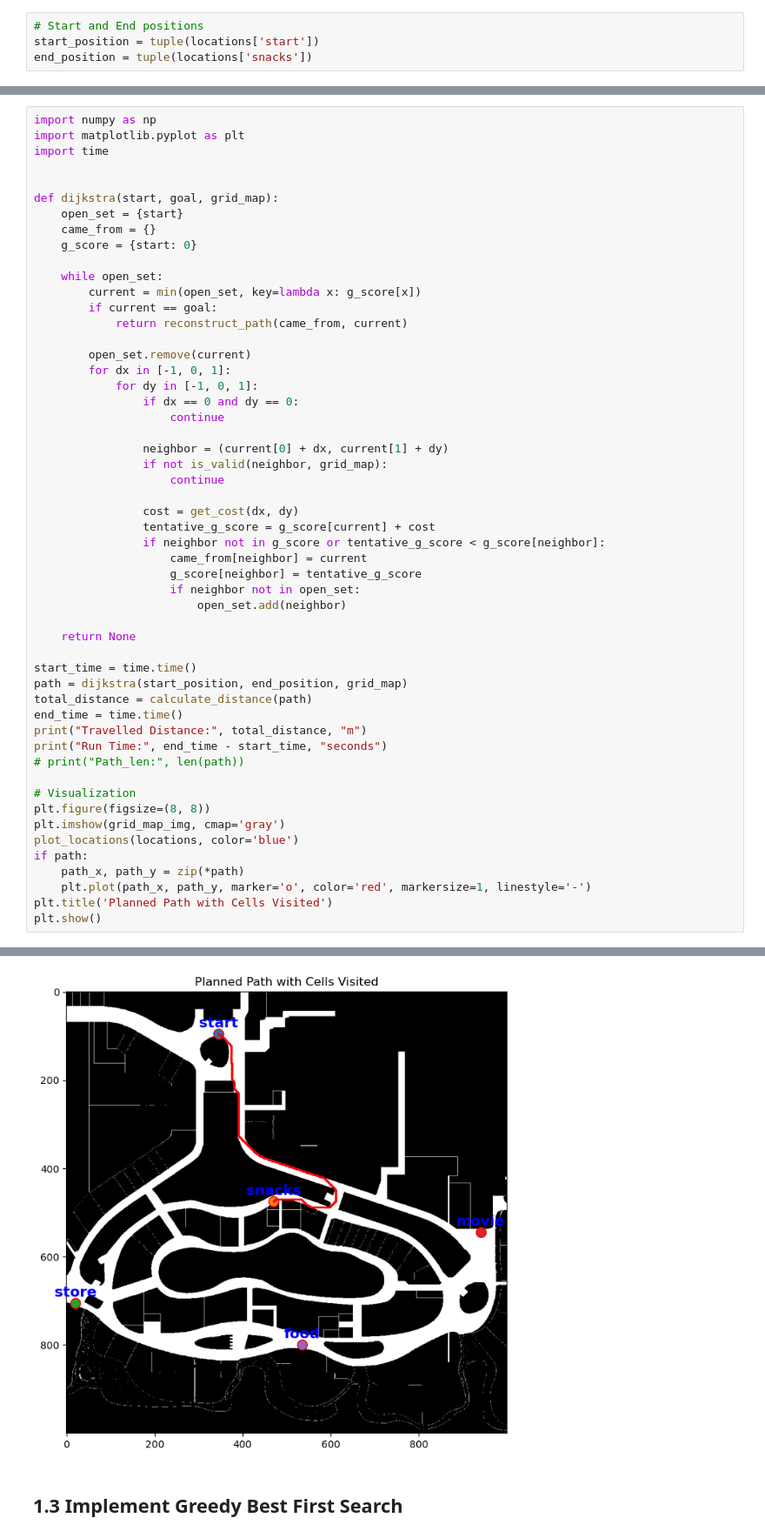
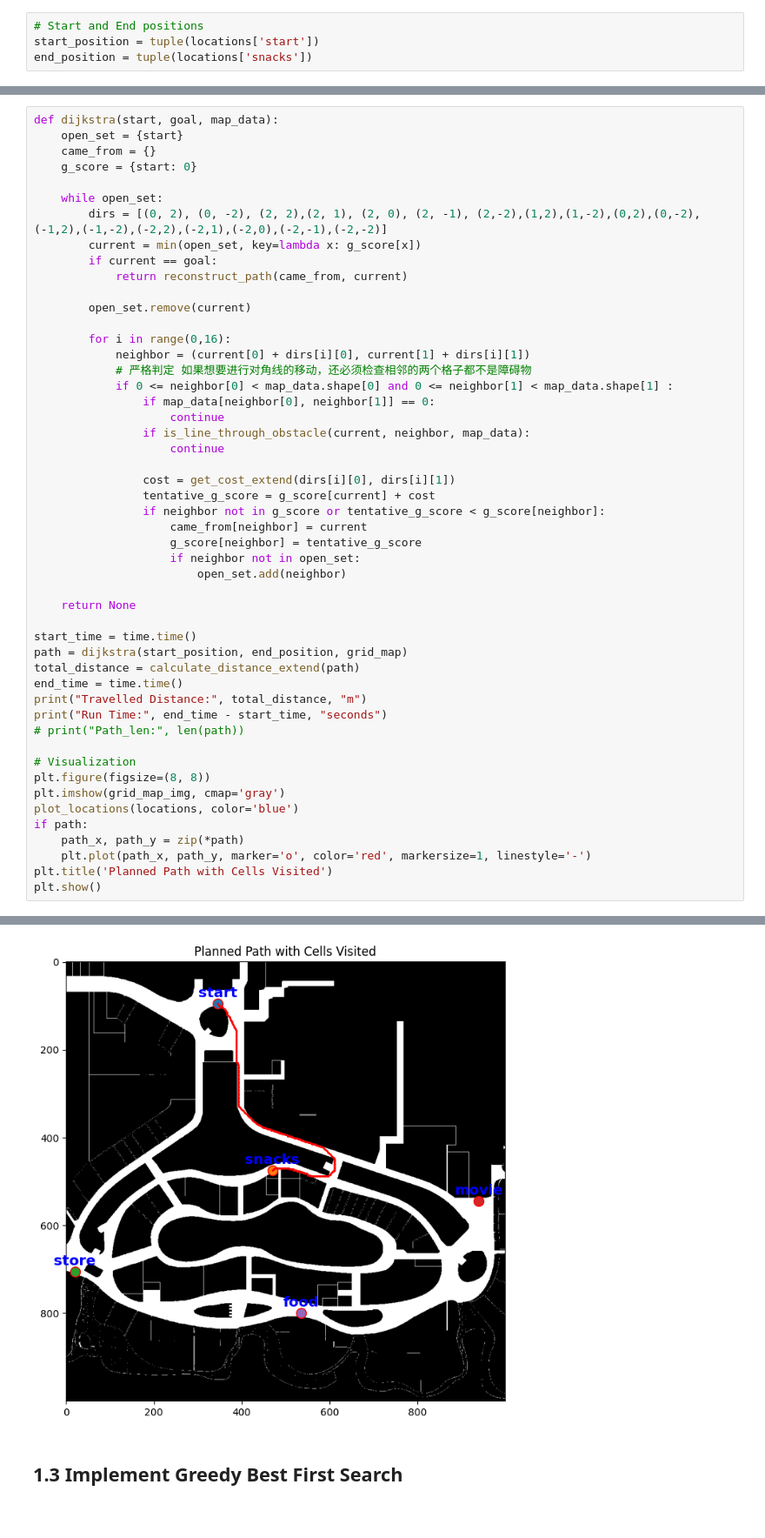
Before and after one commit to huangyqs123/ME5413_HW3, a Jupyter notebook: HW3_Task1&2/homework3.ipynb, the cells around one changed output, grey strips where cells are left out. Shown at 87% size. Saved outputs shown, nothing was run; the diff lists cells and outputs as text.

```diff
--- a/HW3_Task1&2/homework3.ipynb
+++ b/HW3_Task1&2/homework3.ipynb
@@ -154,30 +282,27 @@ Run Time: 2.4004011154174805 seconds
 # %%
-import numpy as np
-import matplotlib.pyplot as plt
-import time
-
-
-def dijkstra(start, goal, grid_map):
+def dijkstra(start, goal, map_data):
     open_set = {start}
     came_from = {}
     g_score = {start: 0}
 
     while open_set:
+        dirs = [(0, 2), (0, -2), (2, 2),(2, 1), (2, 0), (2, -1), (2,-2),(1,2),(1,-2),(0,2),(0,-2),(-1,2),(-1,-2),(-2,2),(-2,1),(-2,0),(-2,-1),(-2,-2)]
         current = min(open_set, key=lambda x: g_score[x])
         if current == goal:
             return reconstruct_path(came_from, current)
 
         open_set.remove(current)
-        for dx in [-1, 0, 1]:
-            for dy in [-1, 0, 1]:
-                if dx == 0 and dy == 0:
+
+        for i in range(0,16):
+            neighbor = (current[0] + dirs[i][0], current[1] + dirs[i][1])
+            # 严格判定 如果想要进行对角线的移动，还必须检查相邻的两个格子都不是障碍物
+            if 0 <= neighbor[0] < map_data.shape[0] and 0 <= neighbor[1] < map_data.shape[1] :
+                if map_data[neighbor[0], neighbor[1]] == 0:
+                    continue
+                if is_line_through_obstacle(current, neighbor, map_data):
                     continue
 
-                neighbor = (current[0] + dx, current[1] + dy)
-                if not is_valid(neighbor, grid_map):
-                    continue
-
-                cost = get_cost(dx, dy)
+                cost = get_cost_extend(dirs[i][0], dirs[i][1])
                 tentative_g_score = g_score[current] + cost
                 if neighbor not in g_score or tentative_g_score < g_score[neighbor]:
                     came_from[neighbor] = current
@@ -189,7 +314,7 @@ def dijkstra(start, goal, grid_map):
 
 start_time = time.time()
 path = dijkstra(start_position, end_position, grid_map)
-total_distance = calculate_distance(path)
+total_distance = calculate_distance_extend(path)
 end_time = time.time()
 print("Travelled Distance:", total_distance, "m")
 print("Run Time:", end_time - start_time, "seconds")
@@ -210,4 +335,4 @@ Run Time: 3.471524238586426 seconds
-[figure, old version]
+[figure, new version]
 # %% [markdown]
 ## 1.3 Implement Greedy Best First Search
 # %%
```
Also changed, not shown: parts of 9 cells of this notebook, 1 other file.
